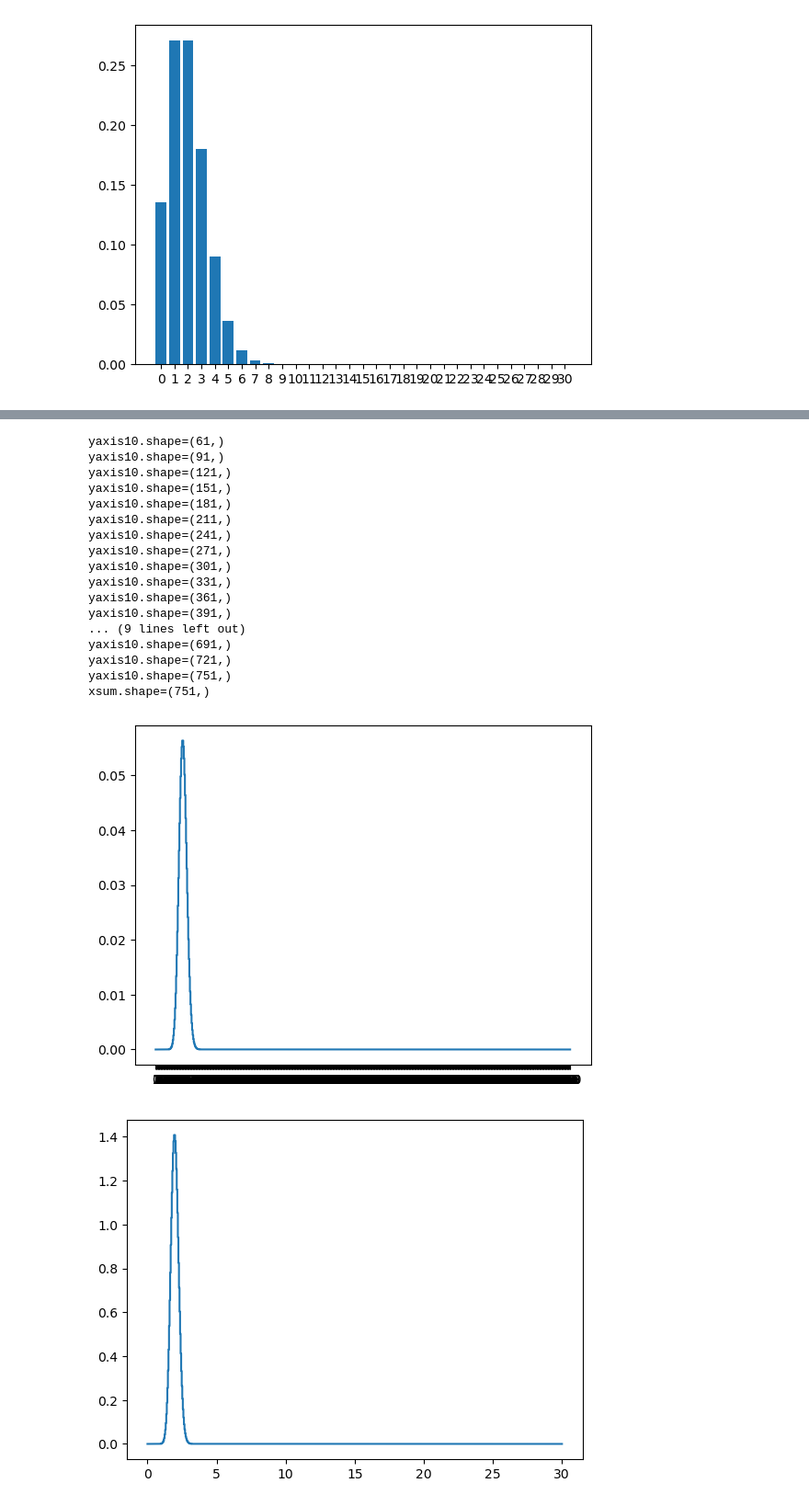
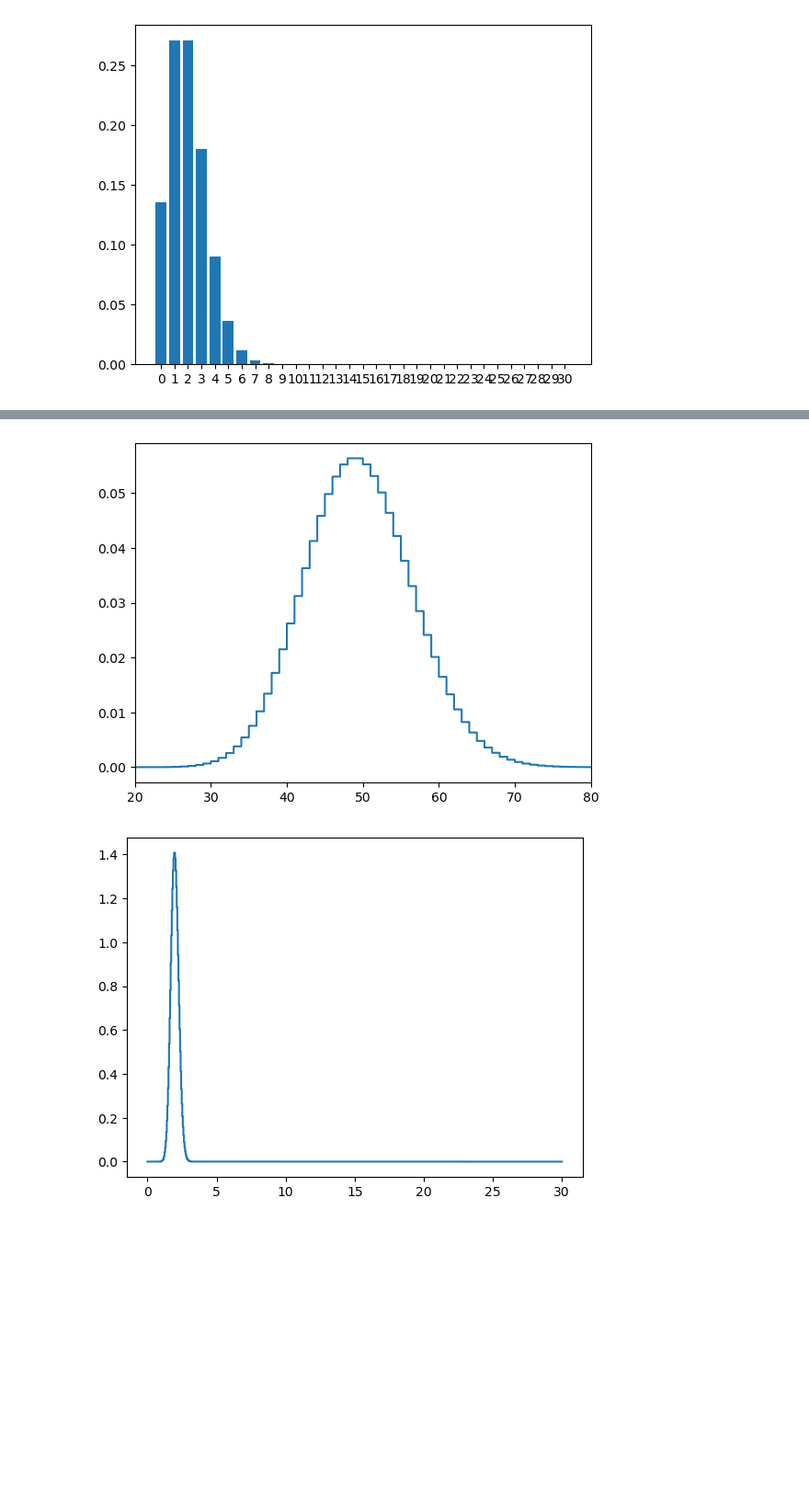
Before and after one commit to boyil8-hash/Lab_1, a Jupyter notebook: Lab2.ipynb, the cells around one changed output, grey strips where cells are left out. Shown at 92% size. Saved outputs shown, nothing was run; the diff lists cells and outputs as text; code cells hidden in the pictures; blank space fills up the shorter version.

```diff
--- a/Lab2.ipynb
+++ b/Lab2.ipynb
@@ -55,0 +70,18 @@ xsum.shape=(151,)
+# %%
+n =3
+yaxis10 = yaxis.copy()
+for i in range (n-1):
+    yaxis10 = np.convolve(yaxis10, yaxis, mode='full')
+
+xsum = np.arange(len(yaxis10))
+xaverage = xsum/n # rescale
+
+fig, ax = plt.subplots(1, 1)
+ax.step(xsum, yaxis10)
+ax.set_xlim(0, 20)
+ax.set_xticks(np.arange(0, 21, 2))
+plt.show()
+
+fig, ax = plt.subplots(1, 1)
+ax.step(xaverage, n*yaxis10)
+plt.show()
@@ -55,0 +91,18 @@ xsum.shape=(151,)
+# %%
+n =10
+yaxis10 = yaxis.copy()
+for i in range (n-1):
+    yaxis10 = np.convolve(yaxis10, yaxis, mode='full')
+
+xsum = np.arange(len(yaxis10))
+xaverage = xsum/n # rescale
+
+fig, ax = plt.subplots(1, 1)
+ax.step(xsum, yaxis10)
+ax.set_xlim(0, 40)
+ax.set_xticks(np.arange(0, 41, 5))
+plt.show()
+
+fig, ax = plt.subplots(1, 1)
+ax.step(xaverage, n*yaxis10)
+plt.show()
@@ -56,39 +112,21 @@ xsum.shape=(151,)
 # %%
 n =25
 yaxis10 = yaxis.copy()
 for i in range (n-1):
     yaxis10 = np.convolve(yaxis10, yaxis, mode='full')
-    print(f"{yaxis10.shape=}")
 
 xsum= np.arange(0,751)
 xaverage = xsum/n # rescale
 
 fig, ax = plt.subplots(1, 1)
-print(f"{xsum.shape=}")
 ax.step(xsum, yaxis10)
-ax.set_xticks(xsum)
+ax.set_xlim(20, 80)
+ax.set_xticks(np.arange(20, 81, 10))
 plt.show()
 
 fig, ax = plt.subplots(1, 1)
 ax.step(xaverage, n*yaxis10)
 plt.show()
 # %% [output]
-yaxis10.shape=(61,)
-yaxis10.shape=(91,)
-yaxis10.shape=(121,)
-yaxis10.shape=(151,)
-yaxis10.shape=(181,)
-yaxis10.shape=(211,)
-yaxis10.shape=(241,)
-yaxis10.shape=(271,)
-yaxis10.shape=(301,)
-yaxis10.shape=(331,)
-yaxis10.shape=(361,)
-yaxis10.shape=(391,)
-... (9 lines left out)
-yaxis10.shape=(691,)
-yaxis10.shape=(721,)
-yaxis10.shape=(751,)
-xsum.shape=(751,)
-[figure, old version]
+[figure, new version]
 [figure]
```
Also changed, not shown: parts of 26 cells of this notebook.
